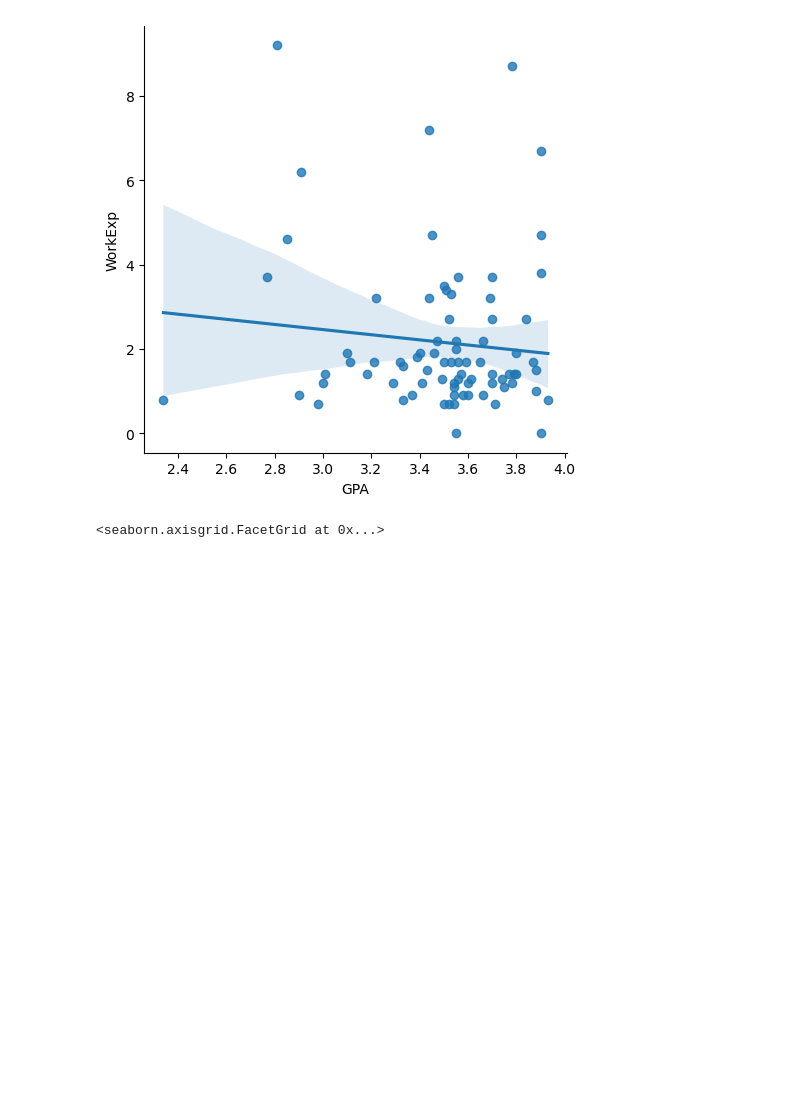
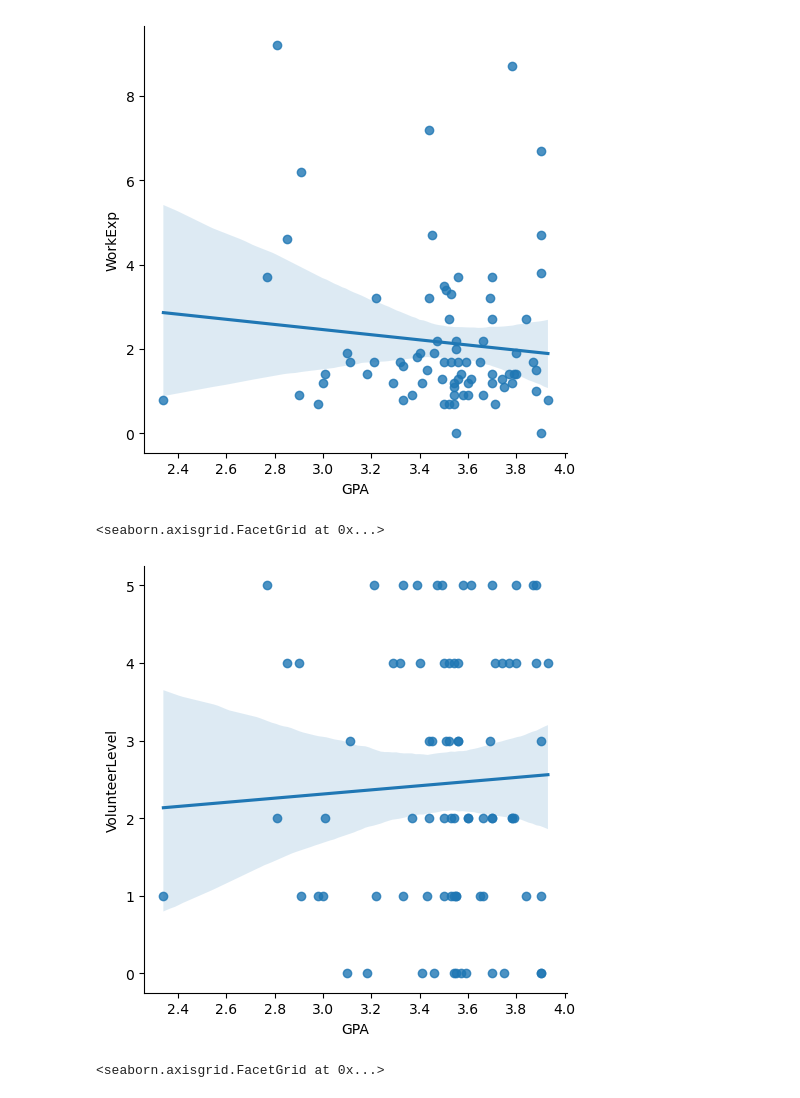
Before and after one commit to geh1221/dsan5900hw1, a Jupyter notebook: visualization/work_volunteer.ipynb, the cells around one changed output. Saved outputs shown, nothing was run; the diff lists cells and outputs as text; code cells hidden in the pictures; blank space fills up the shorter version.

```diff
--- a/visualization/work_volunteer.ipynb
+++ b/visualization/work_volunteer.ipynb
@@ -19,6 +26,14 @@ sns.lmplot(data = data, x = "GPA", y = "WorkExp")
 # %% [output]
 <seaborn.axisgrid.FacetGrid at 0x...>
 [figure]
+# %%
+import seaborn as sns
+import matplotlib.pyplot as plt
+
+sns.lmplot(data = data, x = "GPA", y = "VolunteerLevel")
+# %% [output]
+<seaborn.axisgrid.FacetGrid at 0x...>
+[figure, added]
 # %%
 sns.catplot(data = data, kind = "count", x = "VolunteerLevel")
 # %% [output]
```
Also changed, not shown: parts of 1 cell of this notebook, 5 other files.
